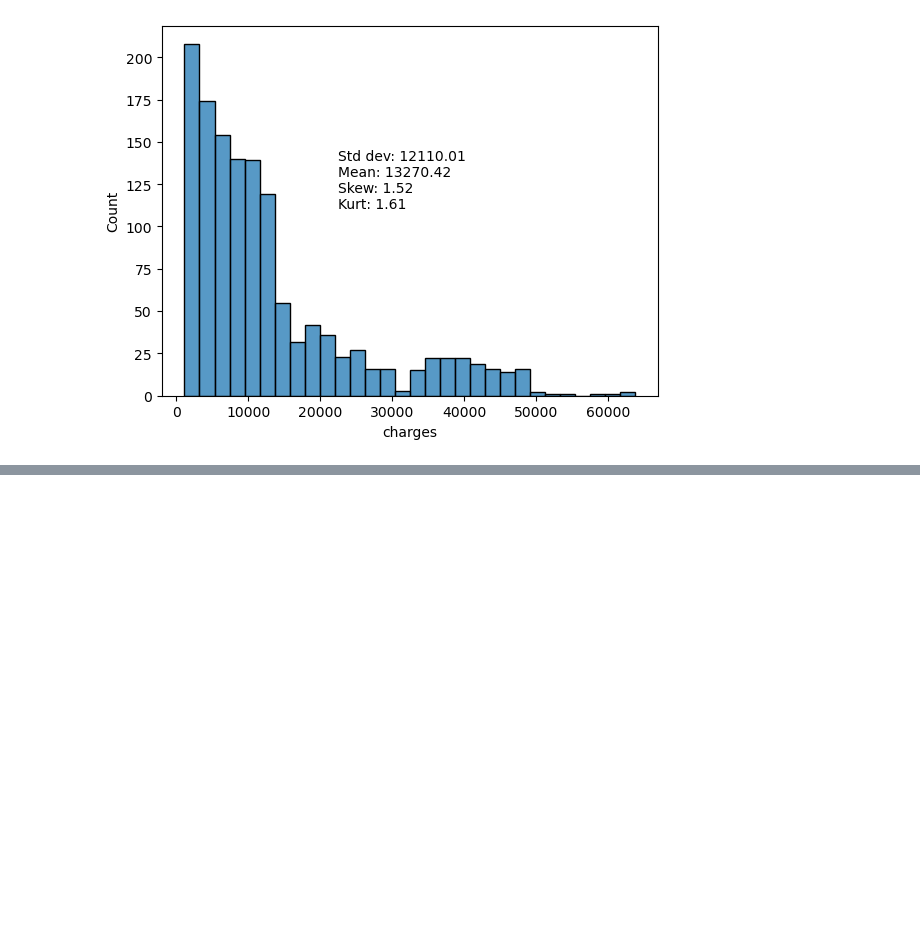
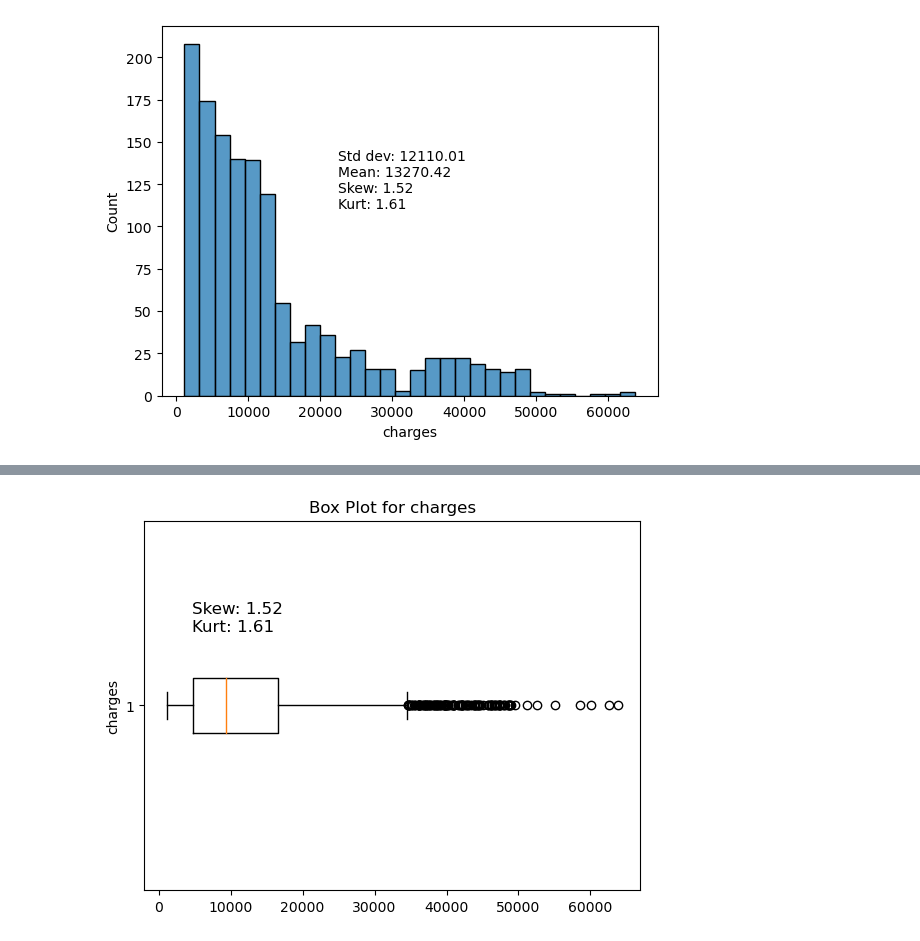
Before and after one commit to skous2/IS-315-Code, a Jupyter notebook: 25-introduction_univariate_viz.ipynb, the cells around one changed output, grey strips where cells are left out. Saved outputs shown, nothing was run; the diff lists cells and outputs as text; code cells hidden in the pictures; blank space fills up the shorter version.

```diff
--- a/25-introduction_univariate_viz.ipynb
+++ b/25-introduction_univariate_viz.ipynb
@@ -207,0 +221,12 @@ plt.savefig('charges.png', dpi=100) # Must appear before plt.show()
+# %%
+s = str(round(df.charges.skew(), 2))
+k = str(round(df.charges.kurt(), 2))
+text = 'Skew: ' + s + '\n' + 'Kurt: ' + k
+
+plt.text(.2, .65, text, fontsize=12, transform=plt.gcf().transFigure)
+plt.boxplot(df.charges, vert=False)
+plt.title('Box Plot for charges')
+plt.ylabel('charges')
+plt.show()
+# %% [output]
+[figure, added]
```
Also changed, not shown: parts of 14 cells of this notebook, 1 other file.
